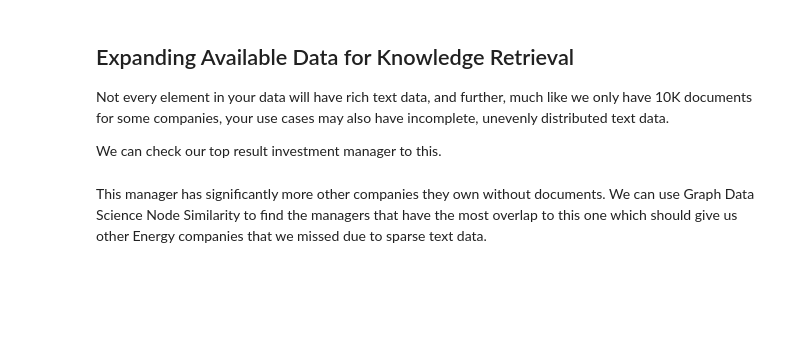
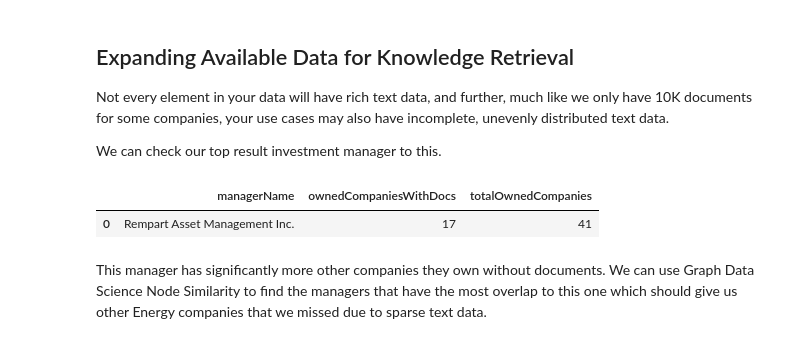
Before and after one commit to neo4j-partners/hands-on-lab-neo4j-and-vertex-ai, a Jupyter notebook: Lab 7 - Semantic Search/02-semantic-search.ipynb, the cells around one changed output. Cells and saved outputs as stored; diff of their text form; code cells hidden in the pictures; blank space fills up the shorter version.

```diff
--- a/Lab 7 - Semantic Search/02-semantic-search.ipynb
+++ b/Lab 7 - Semantic Search/02-semantic-search.ipynb
@@ -208,10 +305,13 @@ We can check our top result investment manager to this.
 # %%
 gds.run_cypher('''
 MATCH (m:Manager {managerName: $managerName})-[:OWNS]->(c:Company)-[:HAS]->(d:Document)
 WITH m, count(DISTINCT c) AS ownedCompaniesWithDocs
 MATCH (m:Manager {managerName: $managerName})-[:OWNS]->(c:Company)
 RETURN m.managerName AS managerName, ownedCompaniesWithDocs, count(DISTINCT c) AS totalOwnedCompanies
-''', params =  {'managerName':'HAHN CAPITAL MANAGEMENT LLC'})
+''', params =  {'managerName': top_mgr})
+# %% [output]
+|  | managerName | ownedCompaniesWithDocs | totalOwnedCompanies |
+| 0 | Rempart Asset Management Inc. | 17 | 41 |
 # %% [markdown]
 This manager has significantly more other companies they own without documents.  We can use Graph Data Science Node Similarity to find the managers that have the most overlap to this one which should give us other Energy companies that we missed due to sparse text data.
 # %%
```
Also changed, not shown: parts of 20 cells of this notebook, 1 other file.
